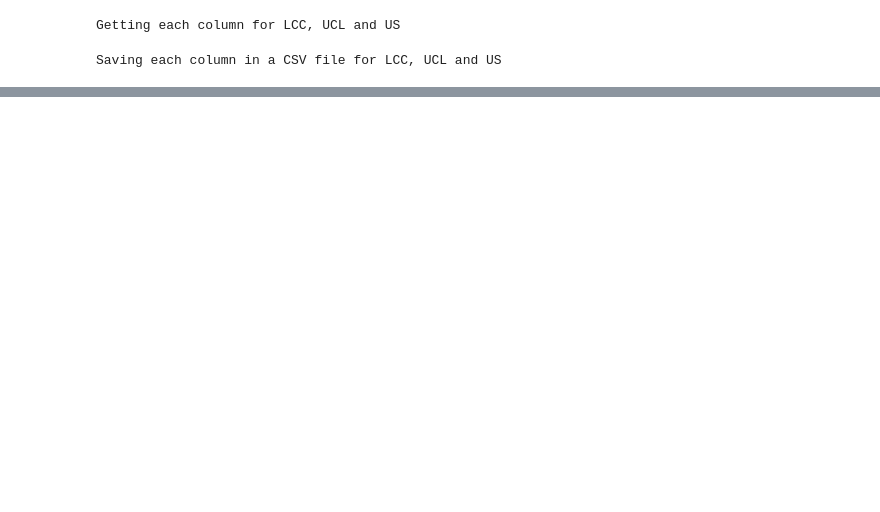
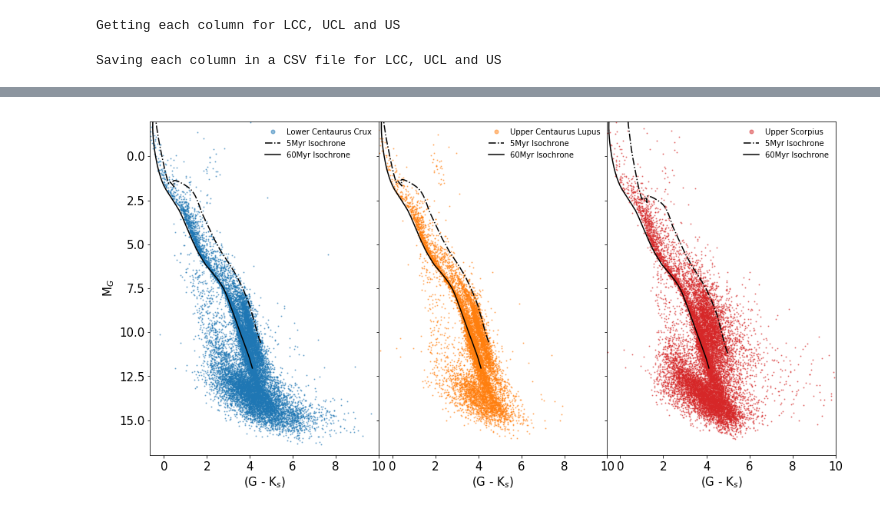
Before and after one commit to Jurgenvilla/Exoplanet-Rings-and-Gaia, a Jupyter notebook: 7_DR2_LightCurves/Gaia_AstroQuery.ipynb, the cells around one changed output, grey strips where cells are left out. Cells and saved outputs as stored; diff of their text form; code cells hidden in the pictures; blank space fills up the shorter version.

```diff
--- a/7_DR2_LightCurves/Gaia_AstroQuery.ipynb
+++ b/7_DR2_LightCurves/Gaia_AstroQuery.ipynb
@@ -124,0 +355,58 @@ Saving each column in a CSV file for LCC, UCL and US
+# %%
+fig, ((axA, axB, axC)) = plt.subplots(figsize = (16,8), nrows = 1, ncols = 3, sharey = True)
+
+axA.plot(LCC_5['g_min_ks'], LCC_5['g_mag_abs'], 'o', c = 'C0', markersize = 1, alpha = 0.5)
+# axA.plot(Iso_5Myr_XY_1[:,0], Iso_5Myr_XY_1[:,1], '-.', color = 'k')
+# axA.plot(Iso_60Myr_XY[:,0], Iso_60Myr_XY[:,1], color = 'k')
+axA.plot(LCC_WithExt["col23"] - LCC_WithExt["col17"], LCC_WithExt["col23"], '-.', color = 'k')
+axA.plot(All_NoExt["col23"] - All_NoExt["col17"], All_NoExt["col23"], color = 'k')
+axA.legend(['Lower Centaurus Crux', '5Myr Isochrone', '60Myr Isochrone'],\
+           frameon = False, prop = {'size': 10}, markerscale = 5, loc = 'upper right')
+axA.set_ylim(17,-2)
+axA.set_xlim(-0.65,10)
+# axA.set_ylim(8,-1)
+# axA.set_xlim(-0.5,3.5)
+# axA.axhline(-1.5, c = 'C4')
+# axA.axhline(10, c = 'C4')
+axA.set_ylabel(r"M$_G$", size = 15)
+axA.set_xlabel(r"(G - K$_s$)", size = 15)
+axA.tick_params(axis = 'both', which = 'major', labelsize = 15)
+
+axB.plot(UCL_5['g_min_ks'], UCL_5['g_mag_abs'], 'o', c = 'C1', markersize = 1, alpha = 0.5)
+# axB.plot(Iso_5Myr_XY_2[:,0], Iso_5Myr_XY_2[:,1], '-.', color = 'k')
+# axB.plot(Iso_60Myr_XY[:,0], Iso_60Myr_XY[:,1], color = 'k')
+axB.plot(UCL_WithExt["col23"] - UCL_WithExt["col17"], UCL_WithExt["col23"], '-.', color = 'k')
+axB.plot(All_NoExt["col23"] - All_NoExt["col17"], All_NoExt["col23"], color = 'k')
+axB.legend(['Upper Centaurus Lupus', '5Myr Isochrone', '60Myr Isochrone'],\
+           frameon = False, prop = {'size': 10}, markerscale = 5, loc = 'upper right')
+axB.set_ylim(17,-2)
+axB.set_xlim(-0.65,10)
+# axB.set_ylim(8,-1)
+# axB.set_xlim(-0.5,3.5)
+# axB.axhline(-2.5, c = 'C4')
+# axB.axhline(10, c = 'C4')
+axB.set_xlabel(r"(G - K$_s$)", size = 15)
+axB.tick_params(axis = 'both', which = 'major', labelsize = 15)
+
+axC.plot(US_5['g_min_ks'], US_5['g_mag_abs'], 'o', c = 'C3', markersize = 1, alpha = 0.5)
+# axC.plot(Iso_5Myr_XY_3[:,0], Iso_5Myr_XY_3[:,1], '-.', color = 'k')
+# axC.plot(Iso_60Myr_XY[:,0], Iso_60Myr_XY[:,1], color = 'k')
+axC.plot(US_WithExt["col23"] - US_WithExt["col17"], US_WithExt["col23"], '-.', color = 'k')
+axC.plot(All_NoExt["col23"] - All_NoExt["col17"], All_NoExt["col23"], color = 'k')
+axC.legend(['Upper Scorpius', '5Myr Isochrone', '60Myr Isochrone'], \
+           frameon = False, prop = {'size': 10}, markerscale = 5, loc = 'upper right')
+axC.set_ylim(17,-2)
+axC.set_xlim(-0.60, 10)
+# axC.set_ylim(8,-1)
+# axC.set_xlim(-0.5,3.5)
+# axC.axhline(1, c = 'C4')
+# axC.axhline(10, c = 'C4')
+# axC.axhline(-1, c = 'C4')
+axC.set_xlabel(r"(G - K$_s$)", size = 15)
+axC.tick_params(axis = 'both', which = 'major', labelsize = 15)
+
+fig.subplots_adjust(wspace = 0)
+
+# plt.savefig("DR2_Sample_NoSelection_2.png", dpi = 300, bbox_inches = 'tight')
+# %% [output]
+[figure, added]
```
Also changed, not shown: parts of 8 cells of this notebook, 12 other files.
